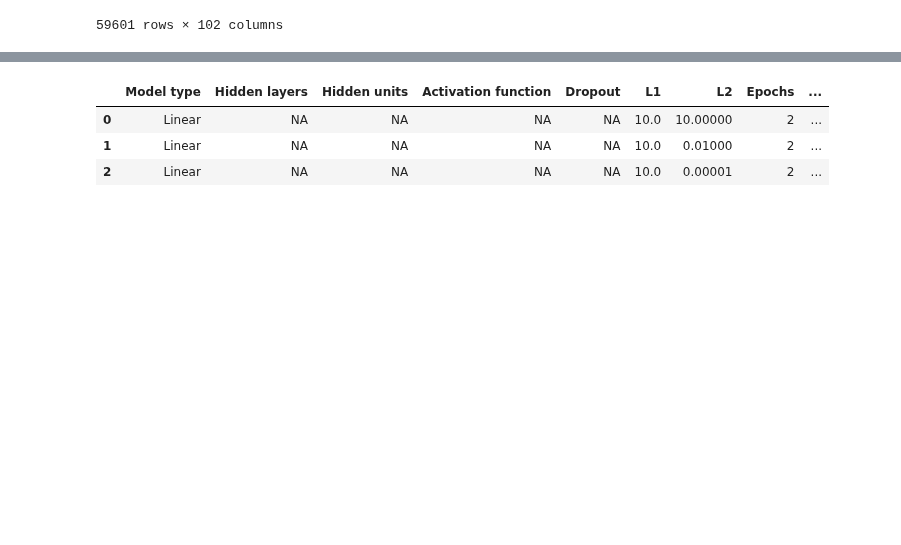
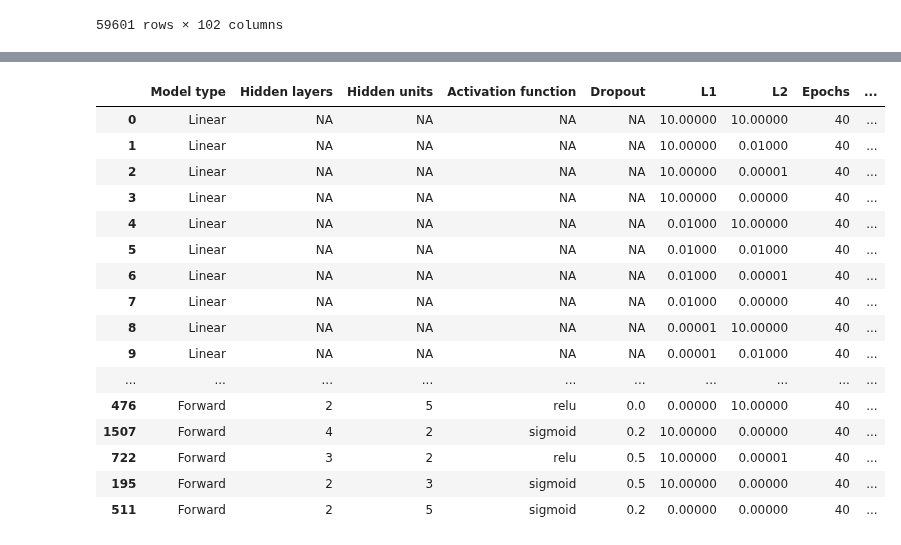
Before and after one commit to rrobberobin/MLStockForecasting, a Jupyter notebook: RobinThesisTensorflow.ipynb, the cells around one changed output, grey strips where cells are left out. Drawn from its saved outputs; the diff is of its cells as text; code cells hidden in the pictures; blank space fills up the shorter version.

```diff
--- a/RobinThesisTensorflow.ipynb
+++ b/RobinThesisTensorflow.ipynb
@@ -158,13 +156,13 @@ finalData.iloc[validationSize:, :]
 
 
 
-groupedY = Y.groupby(["state", "gender"])["last_name"].count()
-yTrain, yVal, yTest = Y[:trainSize], Y[trainSize:validationSize], Y[validationSize:]
+# groupedY = Y.groupby(["state", "gender"])["last_name"].count()
+# yTrain, yVal, yTest = Y[:trainSize], Y[trainSize:validationSize], Y[validationSize:]
 
 
 
-groupedX = scaled_X.groupby(["state", "gender"])["last_name"].count()
-xTrain, xVal, xTest = scaled_X[:trainSize,:], scaled_X[trainSize:validationSize,:], scaled_X[validationSize:, :]
+# groupedX = scaled_X.groupby(["state", "gender"])["last_name"].count()
+# xTrain, xVal, xTest = scaled_X[:trainSize,:], scaled_X[trainSize:validationSize,:], scaled_X[validationSize:, :]
 # %%
 import tensorflow as tf
 from tensorflow import keras
@@ -354,7 +352,7 @@ pd.options.mode.chained_assignment = None
 #validationSize = 2 #length(validXPools)
 #HPsize = len(hyperParams.index)
 HPsize = np.shape(HPGrid)[0]
-HPsize = 3
+#HPsize = 3
 
 for n in range(0, HPsize):
   print("\n")
@@ -420,7 +418,20 @@ Epoch 2/2
 |  | Model type | Hidden layers | Hidden units | Activation function | Dropout | L1 | L2 | Epochs | ... |
-| 0 | Linear | NA | NA | NA | NA | 10.0 | 10.00000 | 2 | ... |
-| 1 | Linear | NA | NA | NA | NA | 10.0 | 0.01000 | 2 | ... |
-| 2 | Linear | NA | NA | NA | NA | 10.0 | 0.00001 | 2 | ... |
+| 0 | Linear | NA | NA | NA | NA | 10.00000 | 10.00000 | 40 | ... |
+| 1 | Linear | NA | NA | NA | NA | 10.00000 | 0.01000 | 40 | ... |
+| 2 | Linear | NA | NA | NA | NA | 10.00000 | 0.00001 | 40 | ... |
+| 3 | Linear | NA | NA | NA | NA | 10.00000 | 0.00000 | 40 | ... |
+| 4 | Linear | NA | NA | NA | NA | 0.01000 | 10.00000 | 40 | ... |
+| 5 | Linear | NA | NA | NA | NA | 0.01000 | 0.01000 | 40 | ... |
+| 6 | Linear | NA | NA | NA | NA | 0.01000 | 0.00001 | 40 | ... |
+| 7 | Linear | NA | NA | NA | NA | 0.01000 | 0.00000 | 40 | ... |
+| 8 | Linear | NA | NA | NA | NA | 0.00001 | 10.00000 | 40 | ... |
+| 9 | Linear | NA | NA | NA | NA | 0.00001 | 0.01000 | 40 | ... |
+| ... | ... | ... | ... | ... | ... | ... | ... | ... | ... |
+| 476 | Forward | 2 | 5 | relu | 0.0 | 0.00000 | 10.00000 | 40 | ... |
+| 1507 | Forward | 4 | 2 | sigmoid | 0.2 | 10.00000 | 0.00000 | 40 | ... |
+| 722 | Forward | 3 | 2 | relu | 0.5 | 10.00000 | 0.00001 | 40 | ... |
+| 195 | Forward | 2 | 3 | sigmoid | 0.5 | 10.00000 | 0.00000 | 40 | ... |
+| 511 | Forward | 2 | 5 | sigmoid | 0.2 | 0.00000 | 0.00000 | 40 | ... |
 # %%
 
 #MSEMatrix
```
Also changed, not shown: parts of 11 cells of this notebook.
